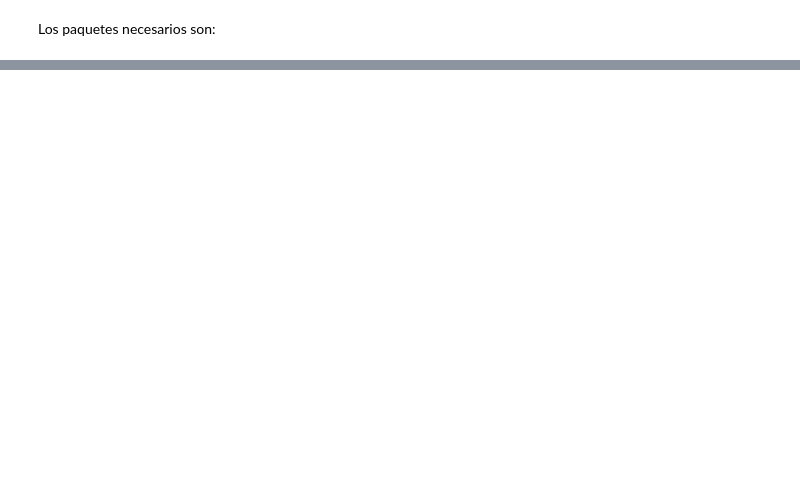
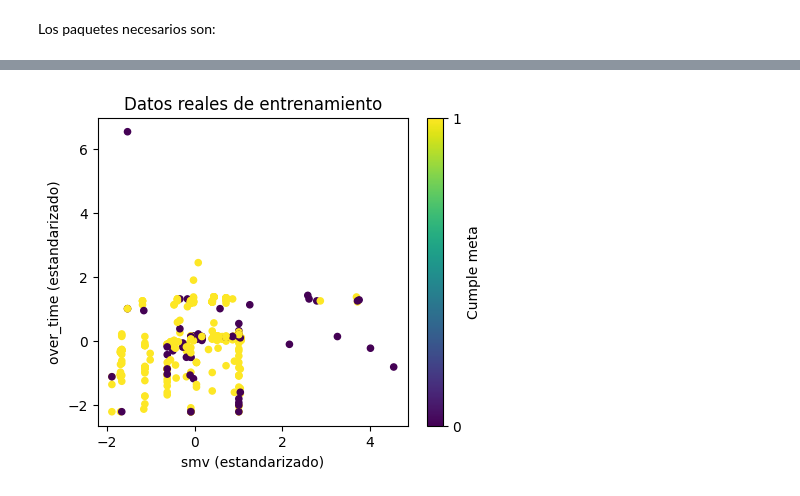
Before and after one commit to 2007Mateo/Aprendizaje_Autom-tico_Inicial_GV, a Jupyter notebook: 06-SVM_Resuelto.ipynb, the cells around one changed output, grey strips where cells are left out. Saved outputs shown, nothing was run; the diff lists cells and outputs as text; code cells hidden in the pictures; blank space fills up the shorter version.

Commit message:
Simplificar taller SVM siguiendo plantilla de clase y conservar objetivo de productividad

```diff
--- a/06-SVM_Resuelto.ipynb
+++ b/06-SVM_Resuelto.ipynb
@@ -575,0 +45,14 @@ Balanced accuracy en prueba: 0.5726
+# %%
+# Leer el CSV directamente desde GitHub
+url = "https://raw.githubusercontent.com/2007Mateo/Aprendizaje_Autom-tico_Inicial_GV/main/Dep2.csv"
+data = pd.read_csv(url, sep=";")
+data = data.dropna(how="all")
+data = data[data["department"] == "sewing"].copy().reset_index(drop=True)
+
+numeric_cols = ["targeted_productivity", "smv", "over_time", "no_of_workers"]
+# 1: cumple la meta; 0: no cumple
+# La productividad real solo se utiliza para construir la etiqueta.
+data = data.dropna(subset=numeric_cols + ["actual_productivity"])
+data["cumple_meta"] = (data["actual_productivity"] >= data["targeted_productivity"]).astype(int)
+print("Filas del departamento sewing:", len(data))
+display(data[numeric_cols + ["cumple_meta"]].head())
@@ -575,0 +90,15 @@ Balanced accuracy en prueba: 0.5726
+# %%
+# Reservar prueba antes de ajustar cualquier transformación
+X = data[numeric_cols]
+y = data['cumple_meta']  # 0: no cumple; 1: cumple
+X_trainval, X_test, y_trainval, y_test = train_test_split(
+    X, y, test_size=0.2, random_state=42, stratify=y
+)
+X_train, X_val, y_train, y_val = train_test_split(
+    X_trainval, y_trainval, test_size=0.25, random_state=42, stratify=y_trainval
+)
+
+# Ajustar el escalado solo con entrenamiento; transformar validación
+scaler = StandardScaler()
+X_train_scaled = scaler.fit_transform(X_train)
+X_val_scaled = scaler.transform(X_val)
@@ -575,0 +109,14 @@ Balanced accuracy en prueba: 0.5726
+# %%
+# Elegir dos variables de las cuatro ya estandarizadas
+X_train_2d = X_train_scaled[:, [1, 2]]
+X_val_2d = X_val_scaled[:, [1, 2]]
+
+plt.figure(figsize=(5, 4))
+plt.scatter(X_train_2d[:, 0], X_train_2d[:, 1], c=y_train, s=20, cmap="viridis")
+plt.xlabel("smv (estandarizado)")
+plt.ylabel("over_time (estandarizado)")
+plt.title("Datos reales de entrenamiento")
+plt.colorbar(ticks=[0, 1], label="Cumple meta")
+plt.show()
+# %% [output]
+[figure, added]
```
Also changed, not shown: parts of 45 cells of this notebook.
